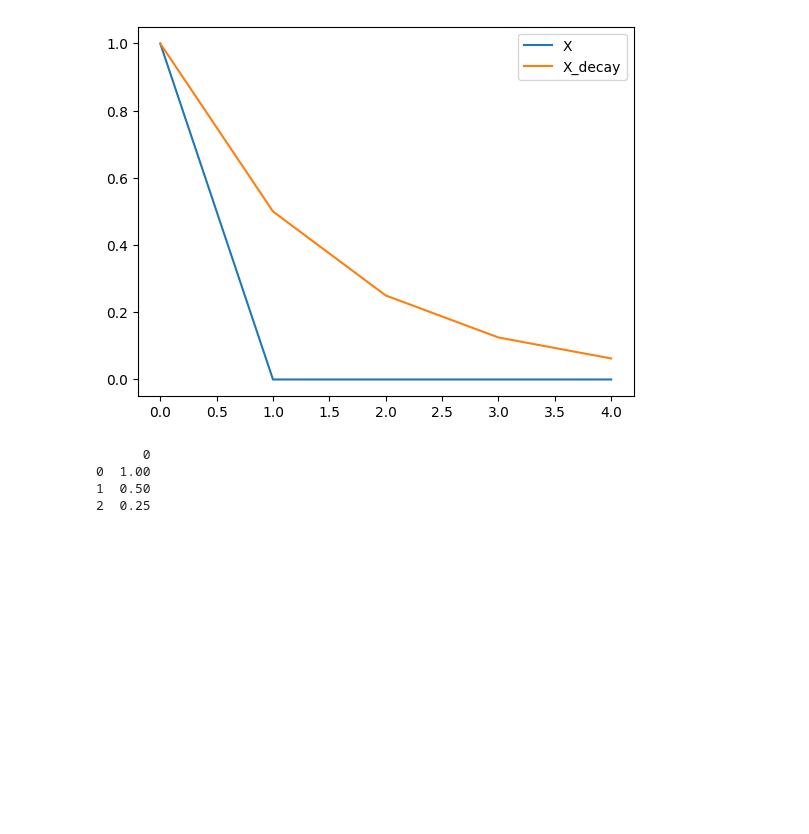
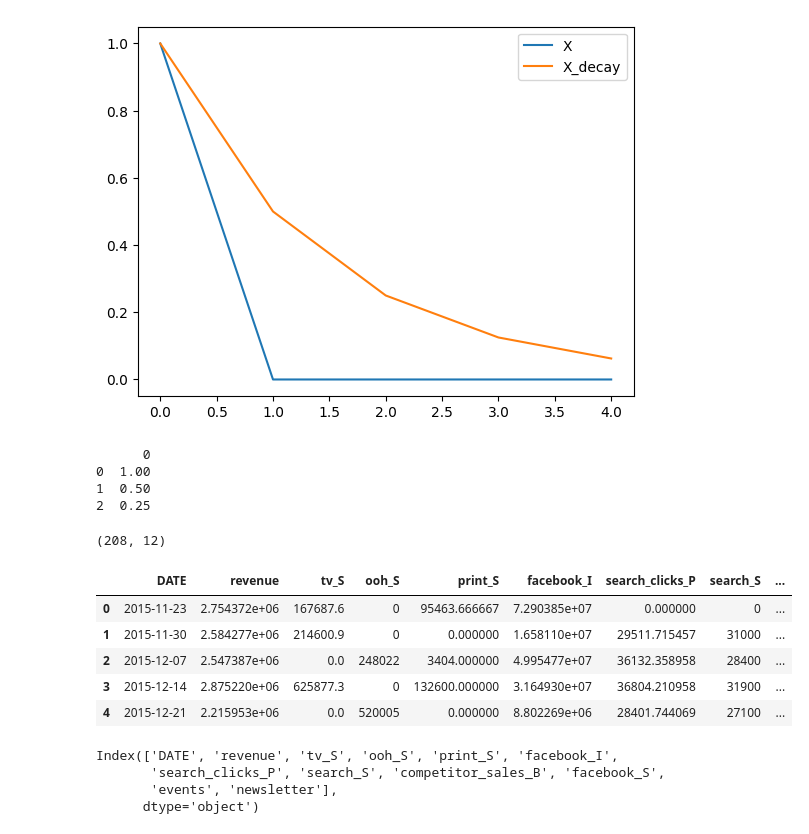
Before and after one commit to niikun/mmm, a Jupyter notebook: Adstock.ipynb, the cells around one changed output. Saved outputs shown, nothing was run; the diff lists cells and outputs as text; code cells hidden in the pictures; blank space fills up the shorter version.

```diff
--- a/Adstock.ipynb
+++ b/Adstock.ipynb
@@ -195,3 +195,24 @@ print(X_decay)
 0  1.00
 1  0.50
 2  0.25
+# %%
+df_mmm = pd.read_csv("/content/drive/MyDrive/Free_learning/Udemy/MMMwithSHAP/data_raw_Robyn.csv")
+df_mmm.shape
+# %% [output]
+(208, 12)
+# %%
+df_mmm.head()
+# %% [output]
+|  | DATE | revenue | tv_S | ooh_S | print_S | facebook_I | search_clicks_P | search_S | ... |
+| 0 | 2015-11-23 | 2.754372e+06 | 167687.6 | 0 | 95463.666667 | 7.290385e+07 | 0.000000 | 0 | ... |
+| 1 | 2015-11-30 | 2.584277e+06 | 214600.9 | 0 | 0.000000 | 1.658110e+07 | 29511.715457 | 31000 | ... |
+| 2 | 2015-12-07 | 2.547387e+06 | 0.0 | 248022 | 3404.000000 | 4.995477e+07 | 36132.358958 | 28400 | ... |
+| 3 | 2015-12-14 | 2.875220e+06 | 625877.3 | 0 | 132600.000000 | 3.164930e+07 | 36804.210958 | 31900 | ... |
+| 4 | 2015-12-21 | 2.215953e+06 | 0.0 | 520005 | 0.000000 | 8.802269e+06 | 28401.744069 | 27100 | ... |
+# %%
+df_mmm.columns
+# %% [output]
+Index(['DATE', 'revenue', 'tv_S', 'ooh_S', 'print_S', 'facebook_I',
+       'search_clicks_P', 'search_S', 'competitor_sales_B', 'facebook_S',
+       'events', 'newsletter'],
+      dtype='object')
```
Also changed, not shown: parts of 2 cells of this notebook.
